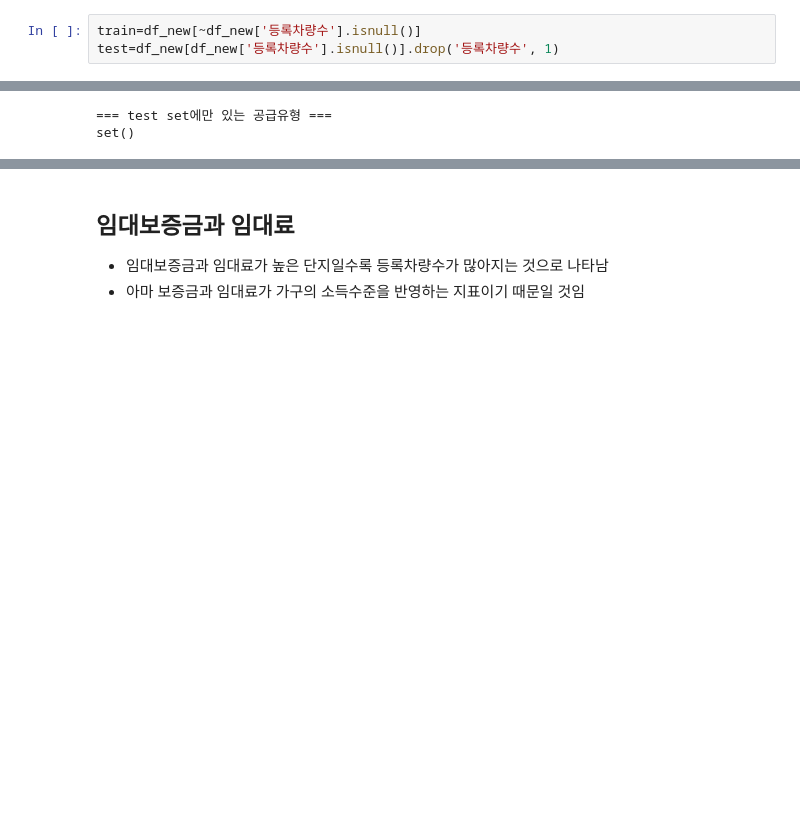
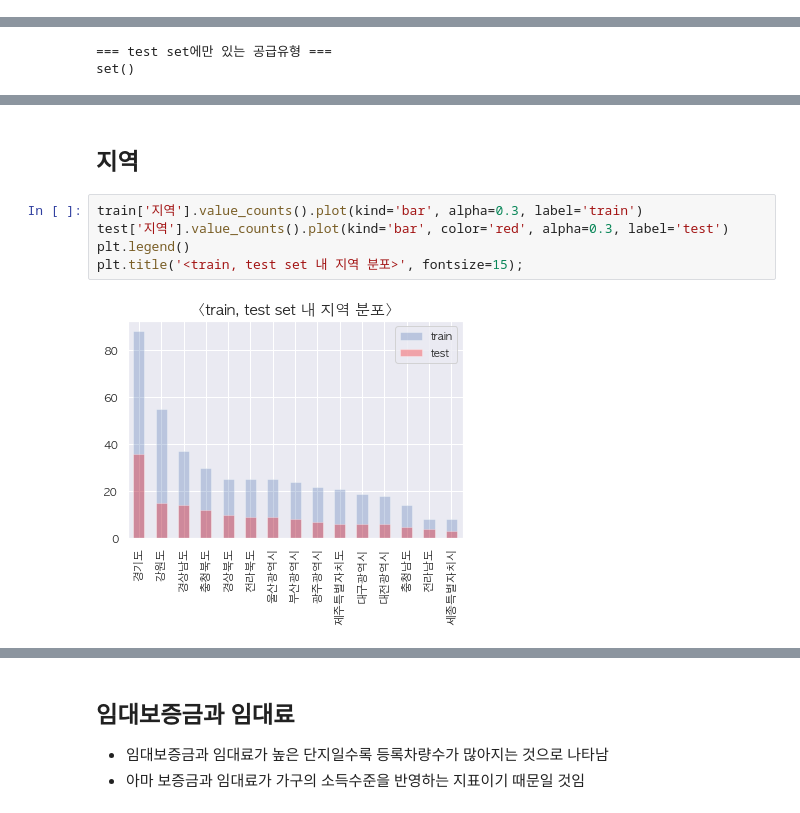
Before and after one commit to ilikeinow12/Kaggle, a Jupyter notebook: 주차수요예측.ipynb, the cells around one changed output, grey strips where cells are left out. Cells and saved outputs as stored; diff of their text form; blank space fills up the shorter version.

```diff
--- a/주차수요예측.ipynb
+++ b/주차수요예측.ipynb
@@ -653,3 +623,0 @@ Length: 220, dtype: int64
-# %%
-train=df_new[~df_new['등록차량수'].isnull()]
-test=df_new[df_new['등록차량수'].isnull()].drop('등록차량수', 1)
@@ -732,0 +841,9 @@ plt.show();
+# %% [markdown]
+## 지역
+# %%
+train['지역'].value_counts().plot(kind='bar', alpha=0.3, label='train')
+test['지역'].value_counts().plot(kind='bar', color='red', alpha=0.3, label='test')
+plt.legend()
+plt.title('<train, test set 내 지역 분포>', fontsize=15);
+# %% [output]
+[figure, added]
```
Also changed, not shown: parts of 61 cells of this notebook.
